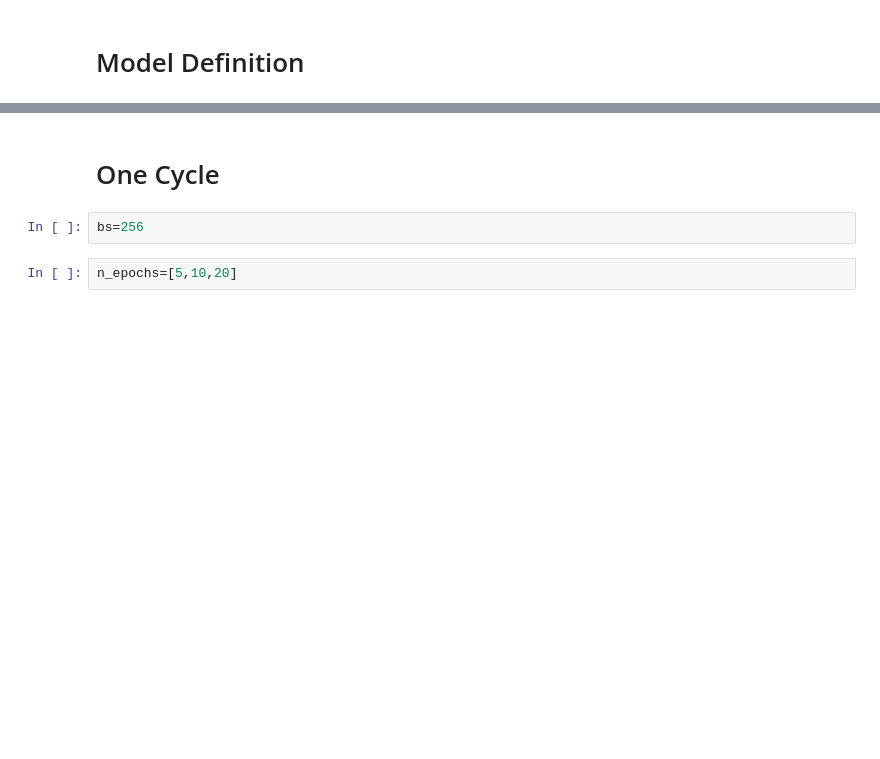
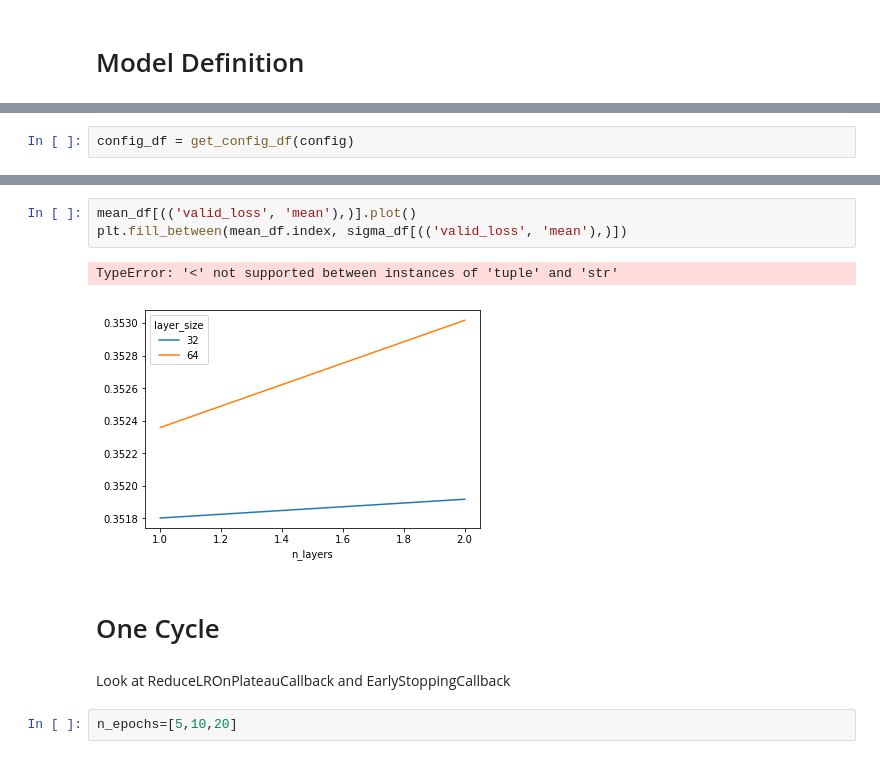
Before and after one commit to jandremarais/TabularLearner, a Jupyter notebook: code/experiments.ipynb, the cells around one changed output, grey strips where cells are left out. Saved outputs shown, nothing was run; the diff lists cells and outputs as text; blank space fills up the shorter version.

```diff
--- a/code/experiments.ipynb
+++ b/code/experiments.ipynb
@@ -208,0 +118,2 @@ def tabular_learner(data, layers, emb_szs=None, metrics=None,
+# %%
+config_df = get_config_df(config)
@@ -209,7 +188,13 @@ def tabular_learner(data, layers, emb_szs=None, metrics=None,
+# %%
+mean_df[(('valid_loss', 'mean'),)].plot()
+plt.fill_between(mean_df.index, sigma_df[(('valid_loss', 'mean'),)])
+# %% [output]
+TypeError: '<' not supported between instances of 'tuple' and 'str'
+[figure, added]
 # %% [markdown]
 # One Cycle
-# %%
-bs=256
+# %% [markdown]
+Look at ReduceLROnPlateauCallback and EarlyStoppingCallback
 # %%
 n_epochs=[5,10,20]
 # %%
```
Also changed, not shown: parts of 31 cells of this notebook, 4 other files.
